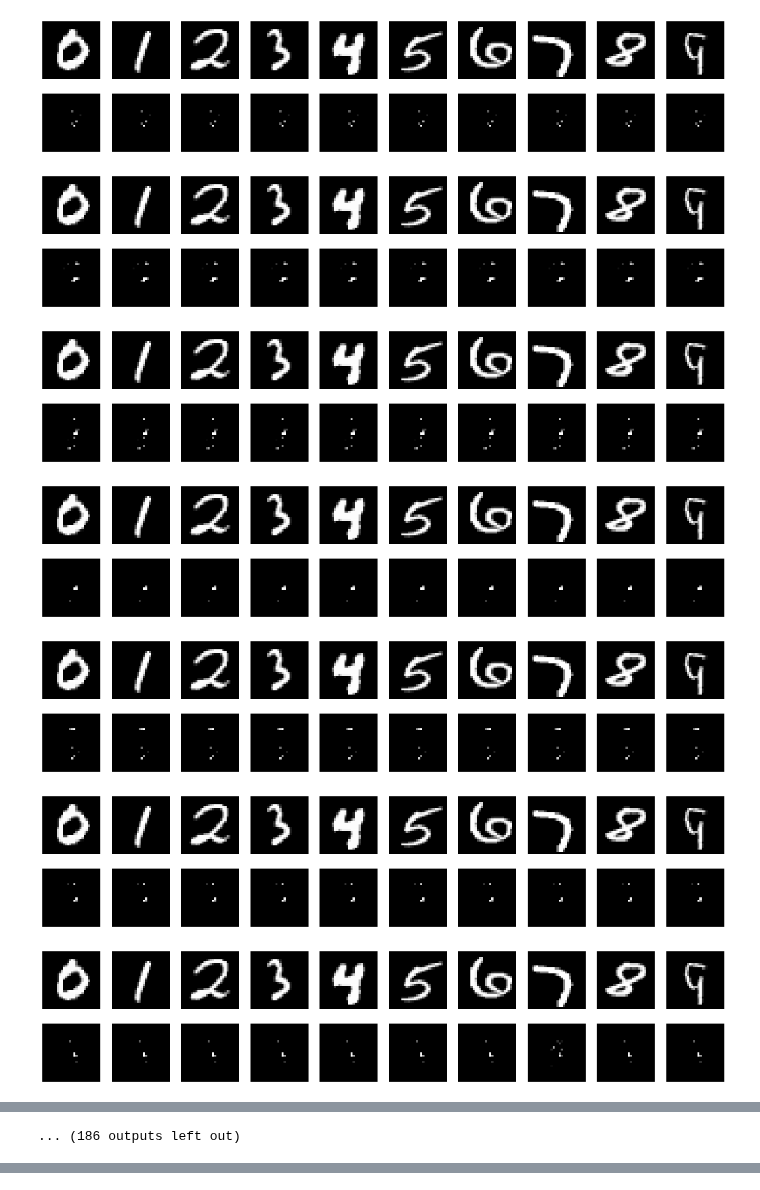
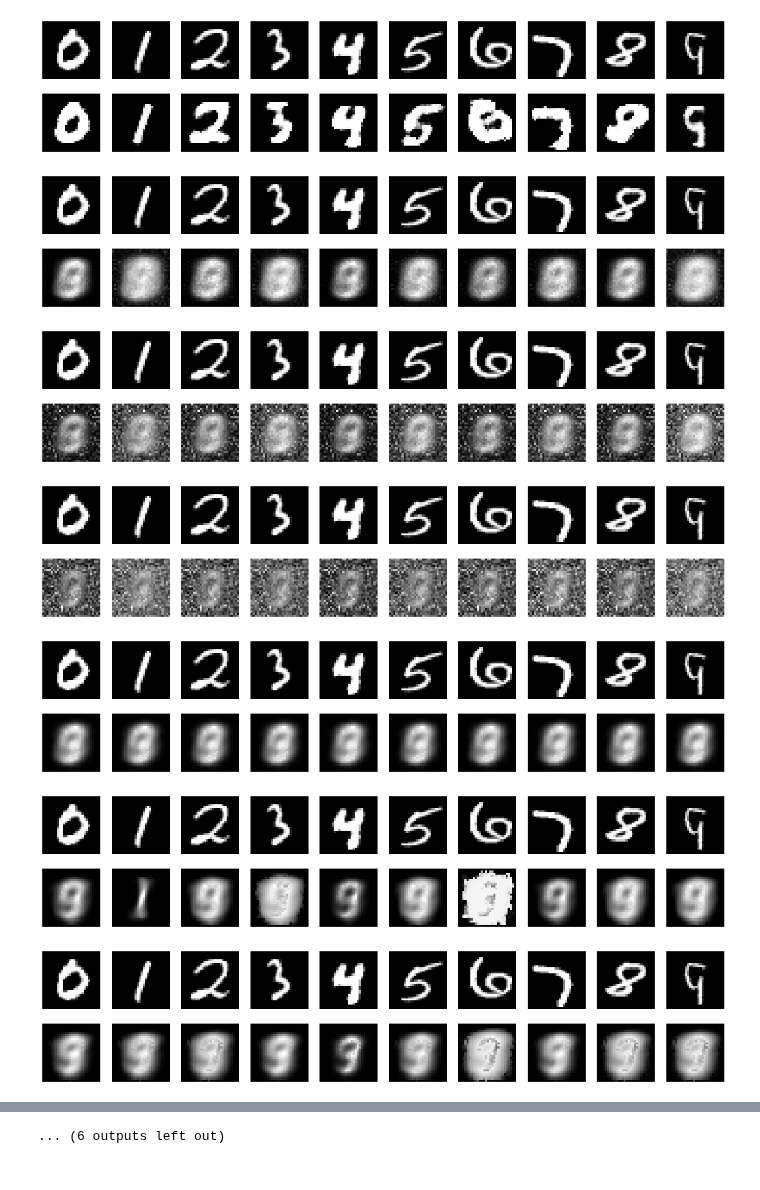
Before and after one commit to s1230038/autoencoder, a Jupyter notebook: AutoencoderForThesis.ipynb, the cells around one changed output, grey strips where cells are left out. Saved outputs shown, nothing was run; the diff lists cells and outputs as text; code cells hidden in the pictures.

Commit message:
is_divergence2_sigmoid_Adam_, lr: 0.001-0.8, dc: np.arange(0.0, 0.8, 0.2)

```diff
--- a/AutoencoderForThesis.ipynb
+++ b/AutoencoderForThesis.ipynb
@@ -70,14 +70,14 @@ lossfs = [losses.mean_squared_error, i_divergence1, i_divergence2, is_divergence
 acts = ["relu", "sigmoid"]
 opzs = ["SGD", "RMSprop", "Adagrad", "Adadelta", "Adam", "Adamax", "Nadam"]
 '''
-lossfs = [i_divergence1]
-acts = ["relu"]
-lrates  = np.arange(0.01, 0.4, 0.01)
-momentum = np.arange(0.0, 0.5, 0.1)
-for loss, dact, lr, mt in product(lossfs, acts, lrates, momentum):
-  file_prefix = loss.__name__ + '_' + dact + '_' + 'SGD' + '_'  + str(lr) + '_' + str(mt) + '_'
-  # optimizer
-  optimizer = optimizers.SGD(lr=lr, momentum=mt)
+lossfs = [is_divergence2]
+acts = ["sigmoid"]
+list1  = np.arange(0.001, 0.8, 0.2)
+list2  = np.arange(0.0, 0.8, 0.2)
+# ------------------------------------------
+for loss, dact, lr, dc in product(lossfs, acts, list1, list2):
+  optimizer = optimizers.Adam(lr=lr, decay=dc)
+  file_prefix = loss.__name__ + '_' + dact + '_' + optimizer.__class__.__name__ + '_'  + str(lr) + '_' + str(dc) + '_'
   print("start: " + file_prefix )
   encoding_dim = 32
   input_img = Input(shape=(784,))
@@ -86,7 +86,7 @@ for loss, dact, lr, mt in product(lossfs, acts, lrates, momentum):
   autoencoder = Model(inputs=input_img, outputs=decoded) # https://medium.com/@zhuixiyou/userwarning-update-your-model-call-to-the-keras-2-api-8a6a5955daac
   # autoencoderでは、教師データにラベルを使わないためaccuracyの計算は不要。
   autoencoder.compile(optimizer=optimizer, loss=loss)
-
+  # ------------------------------------------
   fit = autoencoder.fit(x_train, x_train,
                   epochs=epochs,
                   batch_size=256,
@@ -136,10 +134,9 @@ matplotlib.use('Agg')
 import matplotlib.pyplot as plt
 
 # ------------------------------------------
-for loss, dact, lr, mt in product(lossfs, acts, lrates, momentum):
-  file_prefix = loss.__name__ + '_' + dact + '_' + 'SGD' + '_'  + str(lr) + '_' + str(mt) + '_'
-  # optimizer
-  optimizer = optimizers.SGD(lr=lr, momentum=mt)
+for loss, dact, lr, dc in product(lossfs, acts, list1, list2):
+  optimizer = optimizers.Adam(lr=lr, decay=dc)
+  file_prefix = loss.__name__ + '_' + dact + '_' + optimizer.__class__.__name__ + '_'  + str(lr) + '_' + str(dc) + '_'
   print("start: " + file_prefix )
   encoding_dim = 32
   input_img = Input(shape=(784,))
@@ -233,7 +212,7 @@ start: i_divergence1_relu_SGD_0.39_0.4_
-[figure, old version]
+[figure, new version]
-[figure, old version]
+[figure, new version]
-[figure, old version]
+[figure, new version]
-[figure, old version]
+[figure, new version]
-[figure, old version]
+[figure, new version]
-[figure, old version]
+[figure, new version]
-[figure, old version]
+[figure, new version]
@@ -242 +220,0 @@ start: i_divergence1_relu_SGD_0.39_0.4_
-... (186 outputs left out)
@@ -243,3 +222,4 @@ start: i_divergence1_relu_SGD_0.39_0.4_
+... (6 outputs left out)
 # %%
 # 保存した重みのダウンロード
 from google.colab import files
```
Also changed, not shown: parts of 3 cells of this notebook.
